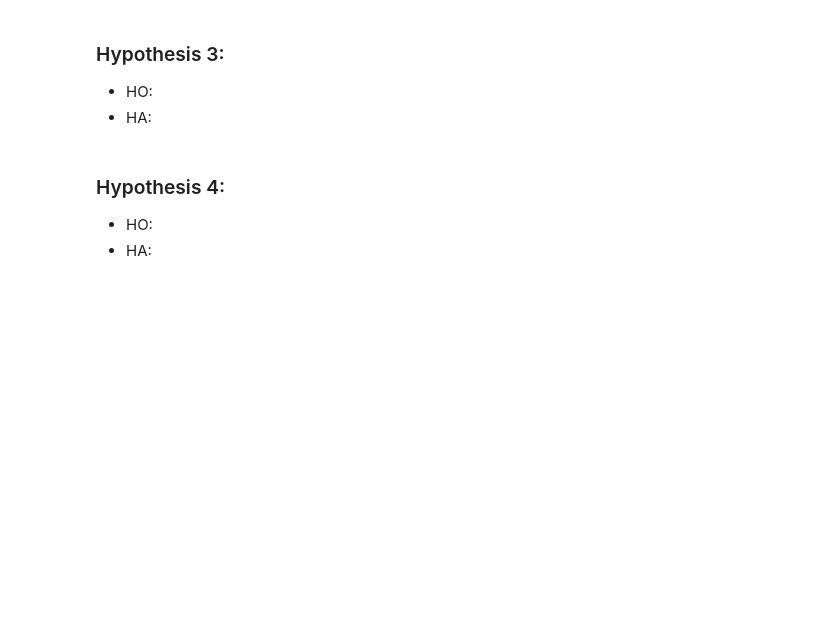
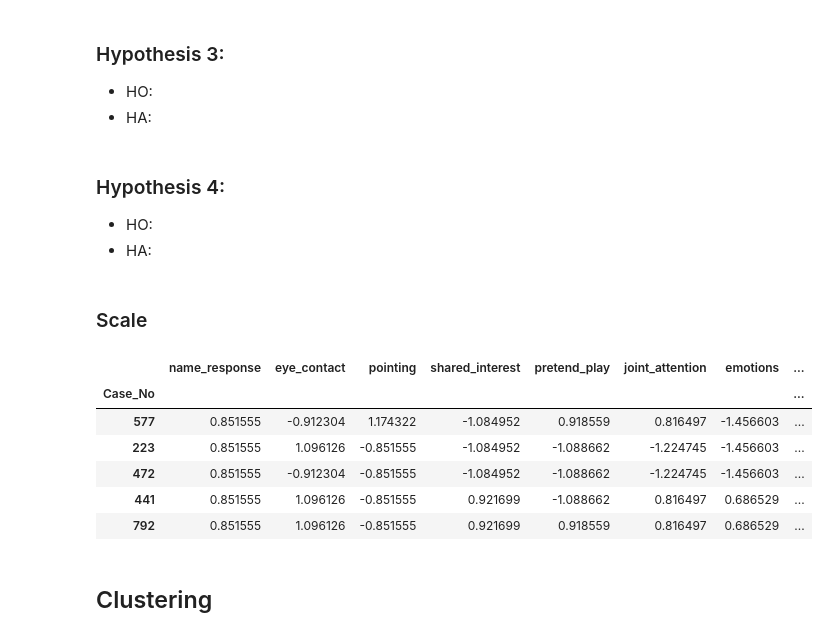
Before and after one commit to segovialori/toddler_autism_predictor, a Jupyter notebook: scratchpad.ipynb, the cells around one changed output. Saved outputs shown, nothing was run; the diff lists cells and outputs as text; code cells hidden in the pictures; blank space fills up the shorter version.

```diff
--- a/scratchpad.ipynb
+++ b/scratchpad.ipynb
@@ -703,3 +816,33 @@ confidence_level = .95
 ### Hypothesis 4:
 * HO:
 * HA:
+# %% [markdown]
+### Scale
+# %%
+#SCALE
+def Standard_Scaler(X_train, X_validate, X_test):
+    """
+    Takes in X_train, X_validate and X_test dfs with numeric values only
+    Returns scaler, X_train_scaled, X_validate_scaled, X_test_scaled dfs
+    """
+
+    scaler = StandardScaler().fit(X_train)
+    X_train_scaled = pd.DataFrame(scaler.transform(X_train), index = X_train.index, columns = X_train.columns)
+    X_validate_scaled = pd.DataFrame(scaler.transform(X_validate), index = X_validate.index, columns = X_validate.columns)
+    X_test_scaled = pd.DataFrame(scaler.transform(X_test), index = X_test.index, columns = X_test.columns)
+
+    return scaler, X_train_scaled, X_validate_scaled, X_test_scaled
+# %%
+scaler, X_train_scaled, X_validate_scaled, X_test_scaled = Standard_Scaler(X_train, X_validate, X_test)
+# %%
+X_train_scaled.head()
+# %% [output]
+|  | name_response | eye_contact | pointing | shared_interest | pretend_play | joint_attention | emotions | ... |
+| Case_No |  |  |  |  |  |  |  | ... |
+| 577 | 0.851555 | -0.912304 | 1.174322 | -1.084952 | 0.918559 | 0.816497 | -1.456603 | ... |
+| 223 | 0.851555 | 1.096126 | -0.851555 | -1.084952 | -1.088662 | -1.224745 | -1.456603 | ... |
+| 472 | 0.851555 | -0.912304 | -0.851555 | -1.084952 | -1.088662 | -1.224745 | -1.456603 | ... |
+| 441 | 0.851555 | 1.096126 | -0.851555 | 0.921699 | -1.088662 | 0.816497 | 0.686529 | ... |
+| 792 | 0.851555 | 1.096126 | -0.851555 | 0.921699 | 0.918559 | 0.816497 | 0.686529 | ... |
+# %% [markdown]
+## Clustering
```
Also changed, not shown: parts of 34 cells of this notebook, 3 other files.
